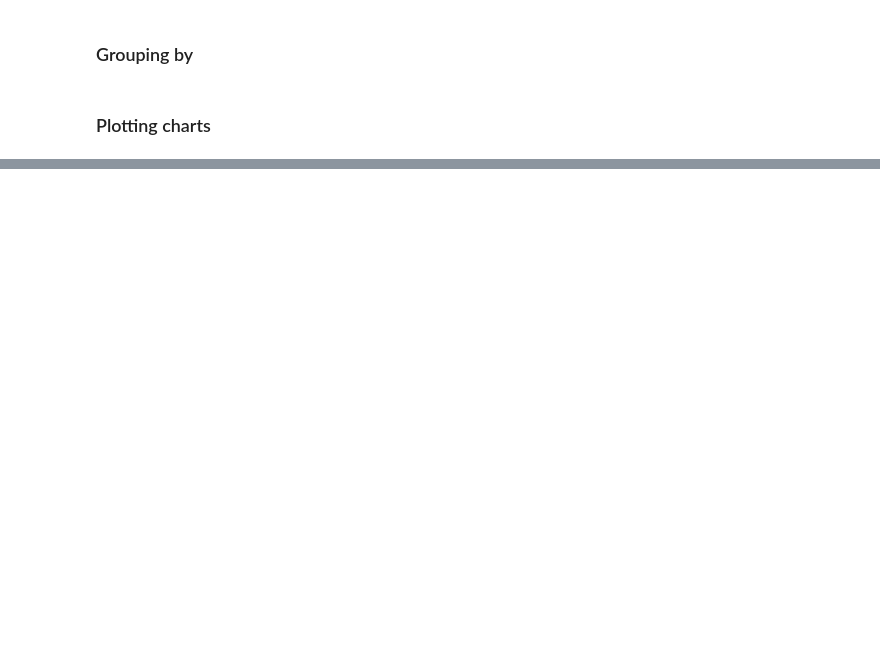
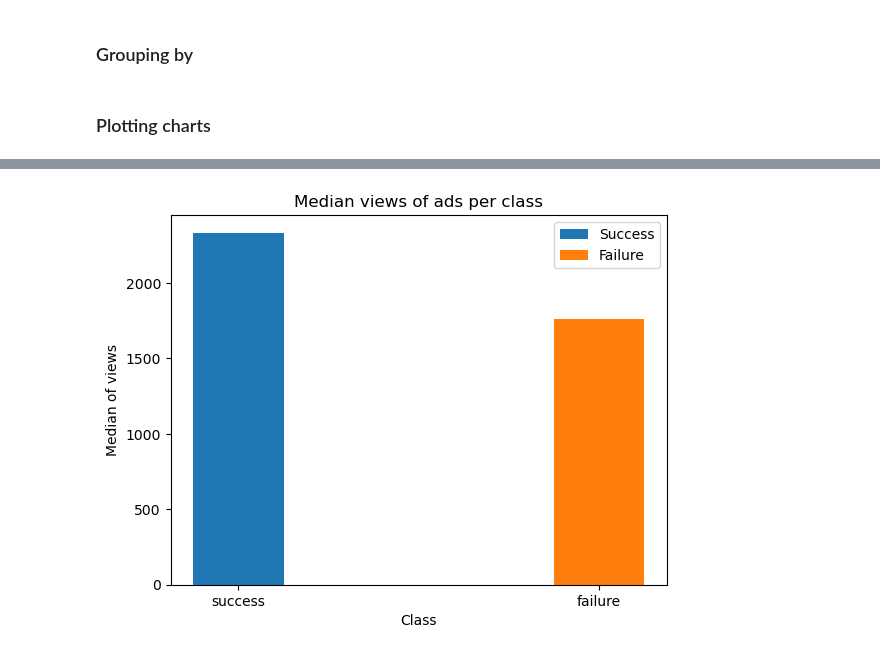
Before and after one commit to BERENZ/2024-mgr-sluzba-cywilna, a Jupyter notebook: Python/Code/EDA.ipynb, the cells around one changed output, grey strips where cells are left out. Saved outputs shown, nothing was run; the diff lists cells and outputs as text; code cells hidden in the pictures; blank space fills up the shorter version.

```diff
--- a/Python/Code/EDA.ipynb
+++ b/Python/Code/EDA.ipynb
@@ -64,0 +103,15 @@ plt.show()
+# %%
+# Median views on the website.
+
+width = 0.25
+plt.bar('success', median_views_success, width)
+plt.bar('failure', median_views_failure, width)
+
+plt.title('Median views of ads per class')
+plt.xlabel('Class')
+plt.ylabel('Median of views')
+plt.legend(['Success', 'Failure'])
+
+plt.show()
+# %% [output]
+[figure, added]
```
Also changed, not shown: parts of 8 cells of this notebook, 1 other file.
